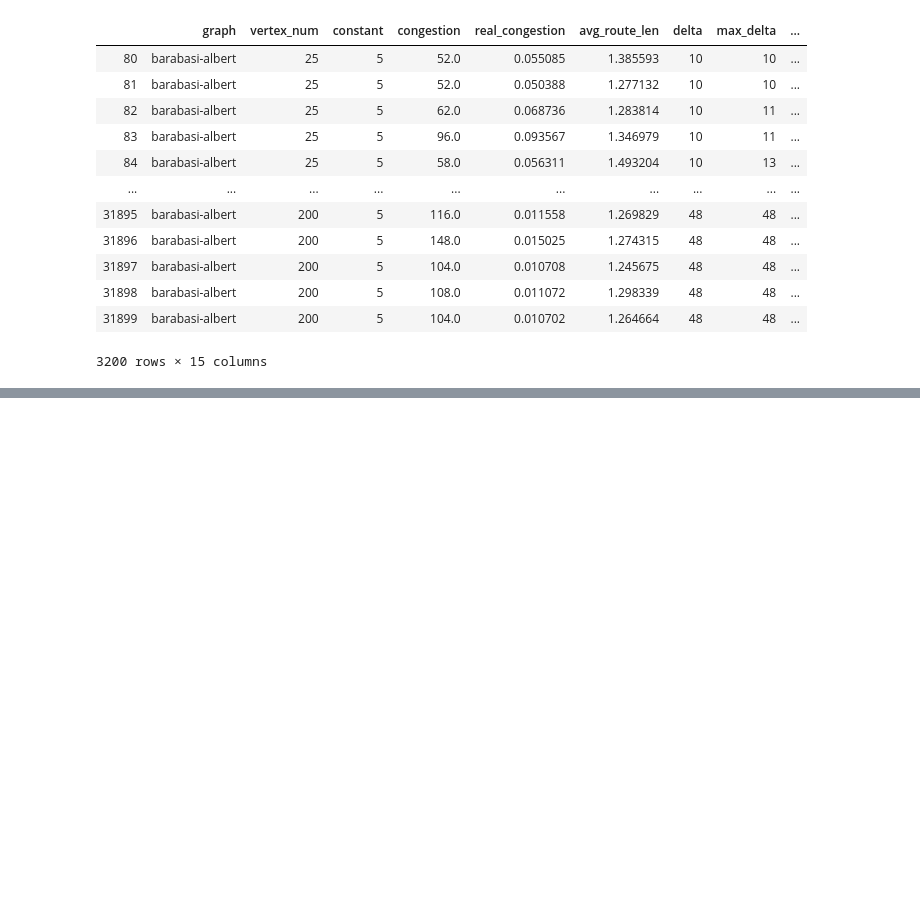
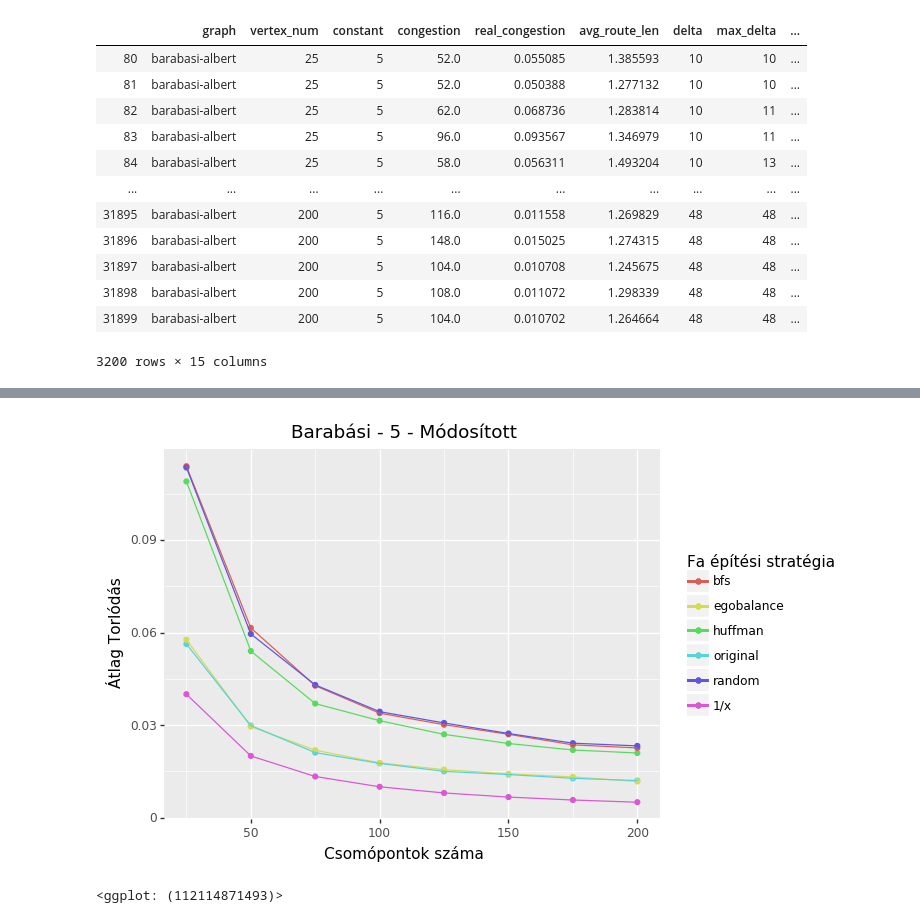
Before and after one commit to wahur666/DAN-Demo, a Jupyter notebook: src/Result analisys.ipynb, the cells around one changed output, grey strips where cells are left out. Saved outputs shown, nothing was run; the diff lists cells and outputs as text; code cells hidden in the pictures; blank space fills up the shorter version.

```diff
--- a/src/Result analisys.ipynb
+++ b/src/Result analisys.ipynb
@@ -88,0 +99,11 @@ qq + annotate("text", x=25, y=0.01, label='0.005')
+# %%
+vertex_num = [25, 50, 75, 100, 125, 150, 175, 200]
+x = pd.DataFrame(map(lambda z: 1/z, vertex_num), index=vertex_num)
+x['type'] = '1/x'
+# %%
+qq \
+    + geom_line(x, aes(x=x.index, y=x[0])) \
+    + geom_point(x, aes(x=x.index, y=x[0]))
+# %% [output]
+[figure, added]
+<ggplot: (112114871493)>
```
Also changed, not shown: parts of 8 cells of this notebook, 2 other files.
